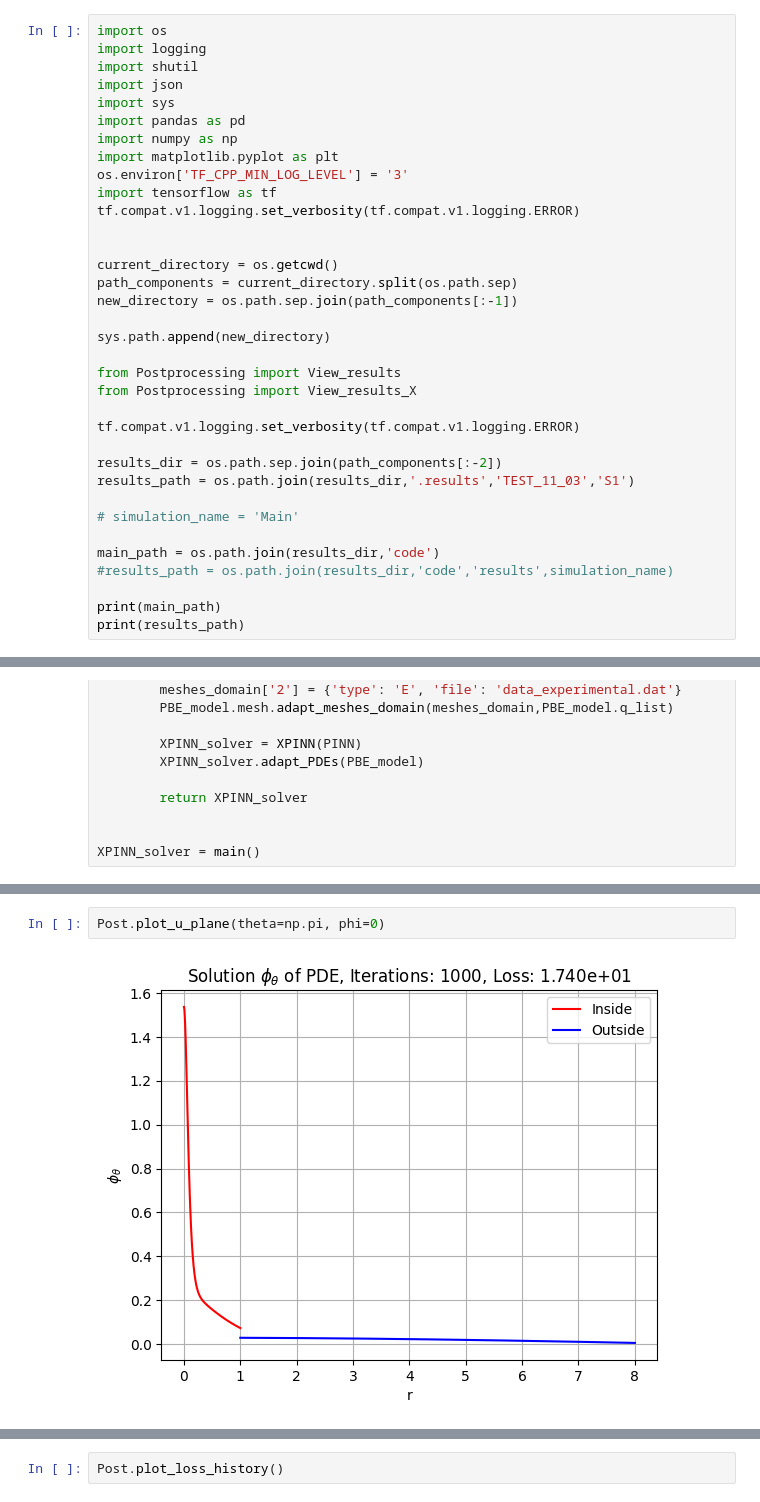
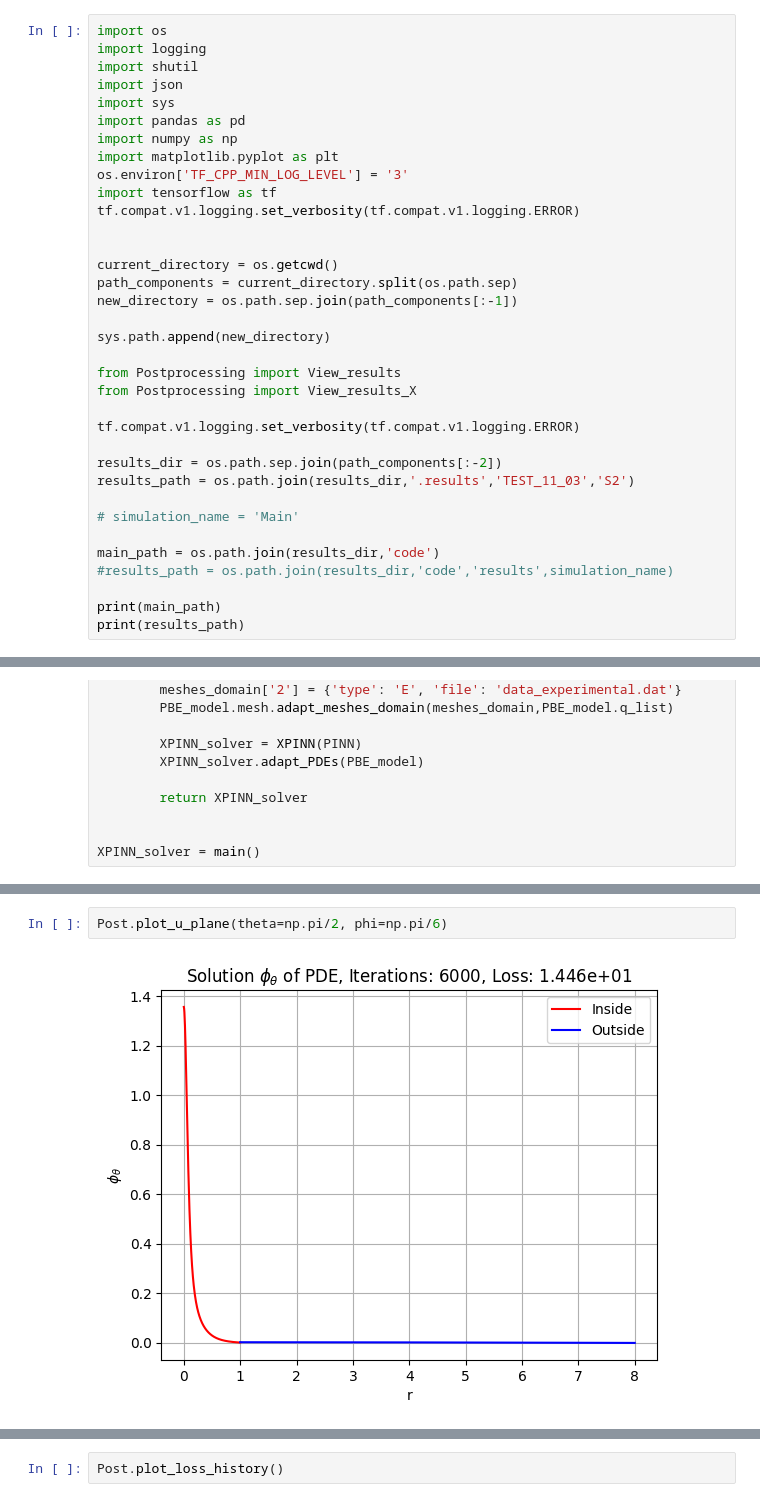
Before and after one commit to MartinAchondo/XPPBE, a Jupyter notebook: code/Post/postprocessing.ipynb, the cells around one changed output, grey strips where cells are left out. Drawn from its saved outputs; the diff is of its cells as text.

Commit message:
test on noise

```diff
--- a/code/Post/postprocessing.ipynb
+++ b/code/Post/postprocessing.ipynb
@@ -24,7 +24,7 @@ from Postprocessing import View_results_X
 tf.compat.v1.logging.set_verbosity(tf.compat.v1.logging.ERROR)
 
 results_dir = os.path.sep.join(path_components[:-2])
-results_path = os.path.join(results_dir,'.results','TEST_11_03','S1')
+results_path = os.path.join(results_dir,'.results','TEST_11_03','S2')
 
 # simulation_name = 'Main'
 
@@ -117,7 +117,7 @@ XPINN_solver.load_NeuralNets(results_dir_iter,['model_1','model_2'])
 XPINN_solver.N_iters = XPINN_solver.iter
 Post = View_results_X(XPINN_solver, View_results, save=True, directory=folder_path, data=False)
 # %%
-Post.plot_u_plane(theta=np.pi, phi=0)
+Post.plot_u_plane(theta=np.pi/2, phi=np.pi/6)
 # %% [output]
-[figure, old version]
+[figure, new version]
 # %%
```
Also changed, not shown: parts of 6 cells of this notebook, 20 other files.
